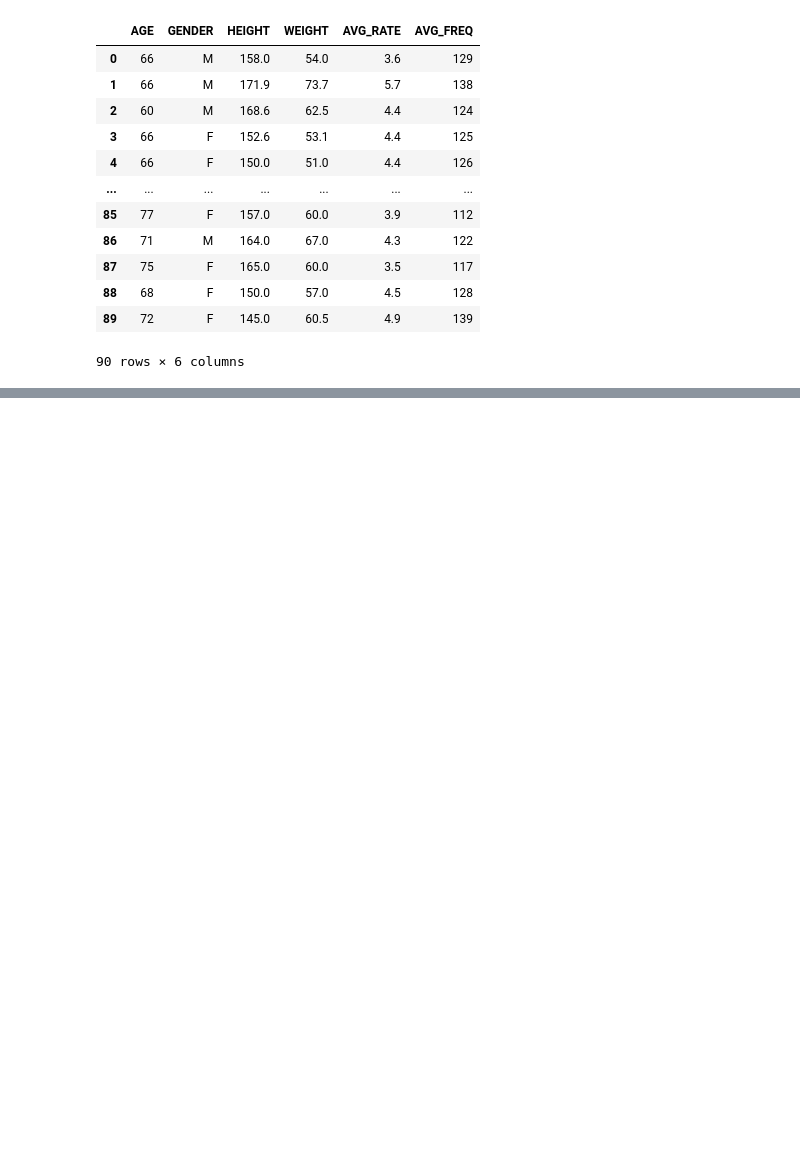
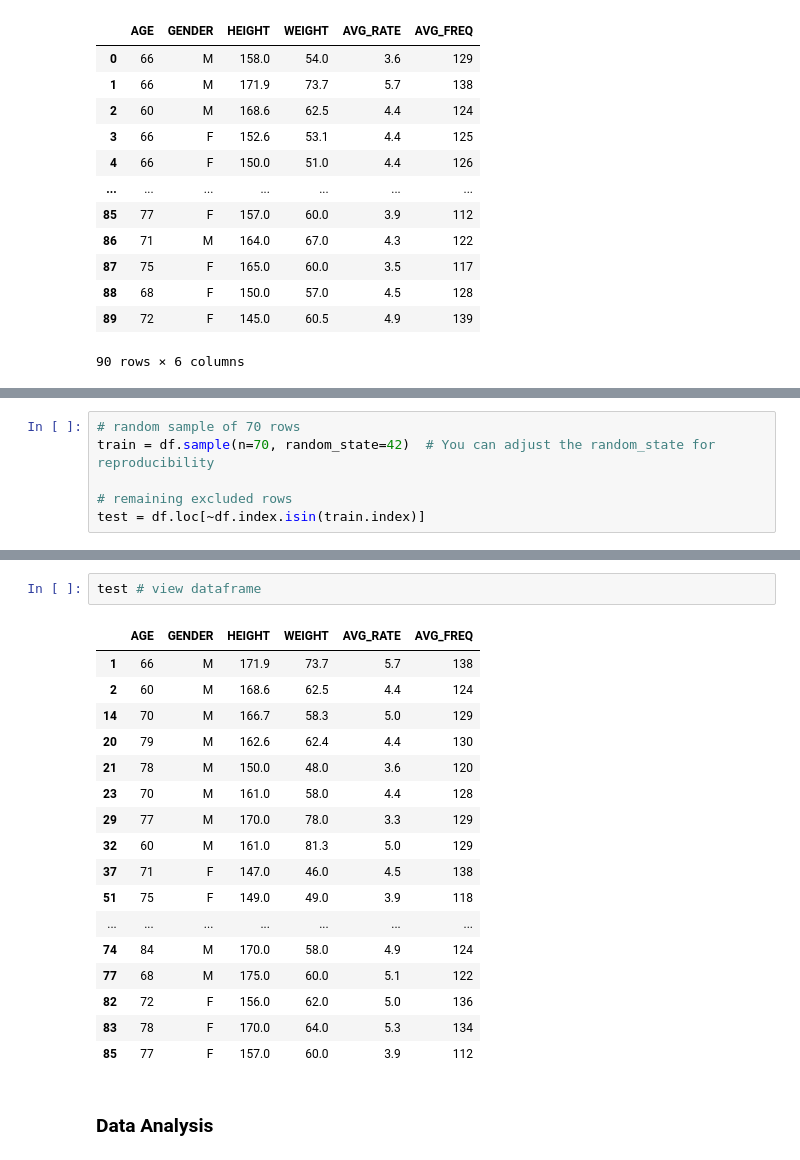
Before and after one commit to mihkuno/GAIT, a Jupyter notebook: main.ipynb, the cells around one changed output, grey strips where cells are left out. Saved outputs shown, nothing was run; the diff lists cells and outputs as text; blank space fills up the shorter version.

Commit message:
added train-test split

```diff
--- a/main.ipynb
+++ b/main.ipynb
@@ -171,0 +204,6 @@ df # view dataframe
+# %%
+# random sample of 70 rows
+train = df.sample(n=70, random_state=42)  # You can adjust the random_state for reproducibility
+
+# remaining excluded rows
+test = df.loc[~df.index.isin(train.index)]
@@ -171,0 +233,22 @@ df # view dataframe
+# %%
+test # view dataframe
+# %% [output]
+|  | AGE | GENDER | HEIGHT | WEIGHT | AVG_RATE | AVG_FREQ |
+| 1 | 66 | M | 171.9 | 73.7 | 5.7 | 138 |
+| 2 | 60 | M | 168.6 | 62.5 | 4.4 | 124 |
+| 14 | 70 | M | 166.7 | 58.3 | 5.0 | 129 |
+| 20 | 79 | M | 162.6 | 62.4 | 4.4 | 130 |
+| 21 | 78 | M | 150.0 | 48.0 | 3.6 | 120 |
+| 23 | 70 | M | 161.0 | 58.0 | 4.4 | 128 |
+| 29 | 77 | M | 170.0 | 78.0 | 3.3 | 129 |
+| 32 | 60 | M | 161.0 | 81.3 | 5.0 | 129 |
+| 37 | 71 | F | 147.0 | 46.0 | 4.5 | 138 |
+| 51 | 75 | F | 149.0 | 49.0 | 3.9 | 118 |
+| ... | ... | ... | ... | ... | ... | ... |
+| 74 | 84 | M | 170.0 | 58.0 | 4.9 | 124 |
+| 77 | 68 | M | 175.0 | 60.0 | 5.1 | 122 |
+| 82 | 72 | F | 156.0 | 62.0 | 5.0 | 136 |
+| 83 | 78 | F | 170.0 | 64.0 | 5.3 | 134 |
+| 85 | 77 | F | 157.0 | 60.0 | 3.9 | 112 |
+# %% [markdown]
+### **Data Analysis**
```
Also changed, not shown: parts of 8 cells of this notebook.
